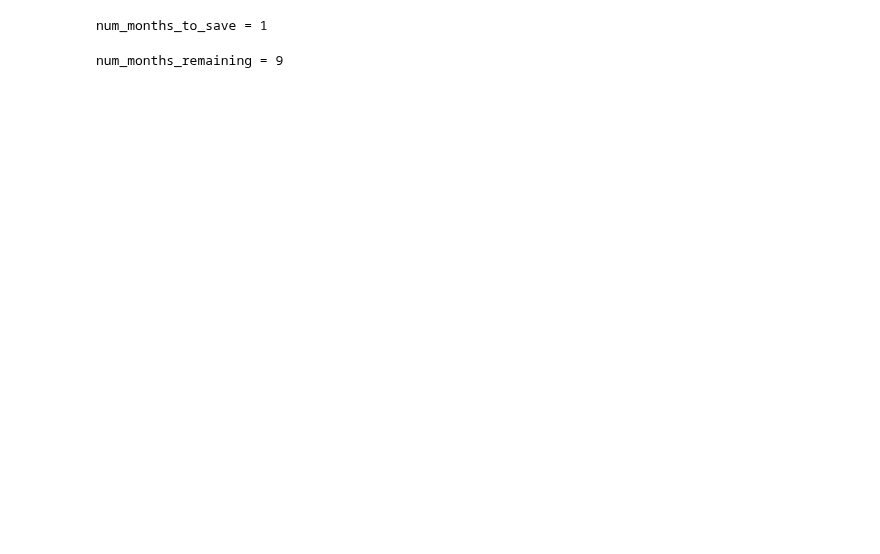
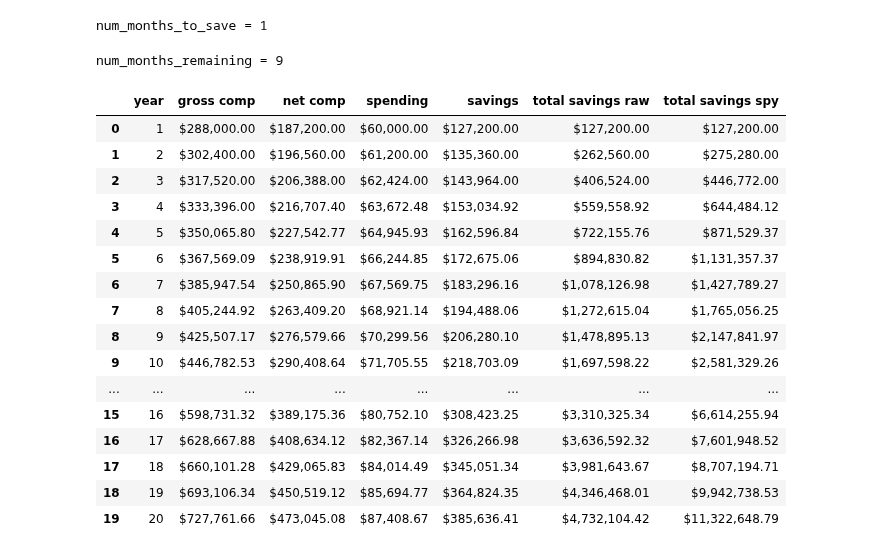
Before and after one commit to rkingery/notebooks, a Jupyter notebook: personal-finance.ipynb, the cells around one changed output. Drawn from its saved outputs; the diff is of its cells as text; code cells hidden in the pictures; blank space fills up the shorter version.

```diff
--- a/personal-finance.ipynb
+++ b/personal-finance.ipynb
@@ -415,3 +415,46 @@ num_months_remaining = 9
 # plt.ylim(-2, 2)
 # plt.legend(loc='lower right')
 # plt.show()
+# %%
+import pandas as pd
+import numpy as np
+import matplotlib.pyplot as plt
+
+def calculate_financials(comp, tax_rate, raise_rate, spending, inflation_rate, spy_rate, n_years):
+    df = pd.DataFrame({'year': range(1, n_years + 1)})
+    df['gross comp'] = comp * (1 + raise_rate) ** (df['year'] - 1)
+    df['net comp'] = df['gross comp'] * (1 - tax_rate)
+    df['spending'] = spending * (1 + inflation_rate) ** (df['year'] - 1)
+    df['savings'] = df['net comp'] - df['spending']
+    df['total savings raw'] = df['savings'].cumsum()
+    df.loc[0, 'total savings spy'] = df.loc[0, 'savings']
+    for i in range(1, n_years):
+        df.loc[i, 'total savings spy'] = df.loc[i - 1, 'total savings spy'] * (1 + spy_rate) + df.loc[i, 'savings']
+    df['gross comp'] = df['gross comp'].map(lambda x: f'${x:,.2f}')
+    df['net comp'] = df['net comp'].map(lambda x: f'${x:,.2f}')
+    df['spending'] = df['spending'].map(lambda x: f'${x:,.2f}')
+    df['savings'] = df['savings'].map(lambda x: f'${x:,.2f}')
+    df['total savings raw'] = df['total savings raw'].map(lambda x: f'${x:,.2f}')
+    df['total savings spy'] = df['total savings spy'].map(lambda x: f'${x:,.2f}')
+    return df
+
+df = calculate_financials(comp=288_000.00, tax_rate=0.35, raise_rate=0.05, spending=60_000.00, inflation_rate=0.02, spy_rate=0.1, n_years=20)
+df
+# %% [output]
+|  | year | gross comp | net comp | spending | savings | total savings raw | total savings spy |
+| 0 | 1 | $288,000.00 | $187,200.00 | $60,000.00 | $127,200.00 | $127,200.00 | $127,200.00 |
+| 1 | 2 | $302,400.00 | $196,560.00 | $61,200.00 | $135,360.00 | $262,560.00 | $275,280.00 |
+| 2 | 3 | $317,520.00 | $206,388.00 | $62,424.00 | $143,964.00 | $406,524.00 | $446,772.00 |
+| 3 | 4 | $333,396.00 | $216,707.40 | $63,672.48 | $153,034.92 | $559,558.92 | $644,484.12 |
+| 4 | 5 | $350,065.80 | $227,542.77 | $64,945.93 | $162,596.84 | $722,155.76 | $871,529.37 |
+| 5 | 6 | $367,569.09 | $238,919.91 | $66,244.85 | $172,675.06 | $894,830.82 | $1,131,357.37 |
+| 6 | 7 | $385,947.54 | $250,865.90 | $67,569.75 | $183,296.16 | $1,078,126.98 | $1,427,789.27 |
+| 7 | 8 | $405,244.92 | $263,409.20 | $68,921.14 | $194,488.06 | $1,272,615.04 | $1,765,056.25 |
+| 8 | 9 | $425,507.17 | $276,579.66 | $70,299.56 | $206,280.10 | $1,478,895.13 | $2,147,841.97 |
+| 9 | 10 | $446,782.53 | $290,408.64 | $71,705.55 | $218,703.09 | $1,697,598.22 | $2,581,329.26 |
+| ... | ... | ... | ... | ... | ... | ... | ... |
+| 15 | 16 | $598,731.32 | $389,175.36 | $80,752.10 | $308,423.25 | $3,310,325.34 | $6,614,255.94 |
+| 16 | 17 | $628,667.88 | $408,634.12 | $82,367.14 | $326,266.98 | $3,636,592.32 | $7,601,948.52 |
+| 17 | 18 | $660,101.28 | $429,065.83 | $84,014.49 | $345,051.34 | $3,981,643.67 | $8,707,194.71 |
+| 18 | 19 | $693,106.34 | $450,519.12 | $85,694.77 | $364,824.35 | $4,346,468.01 | $9,942,738.53 |
+| 19 | 20 | $727,761.66 | $473,045.08 | $87,408.67 | $385,636.41 | $4,732,104.42 | $11,322,648.79 |
```
Also changed, not shown: parts of 9 cells of this notebook.
